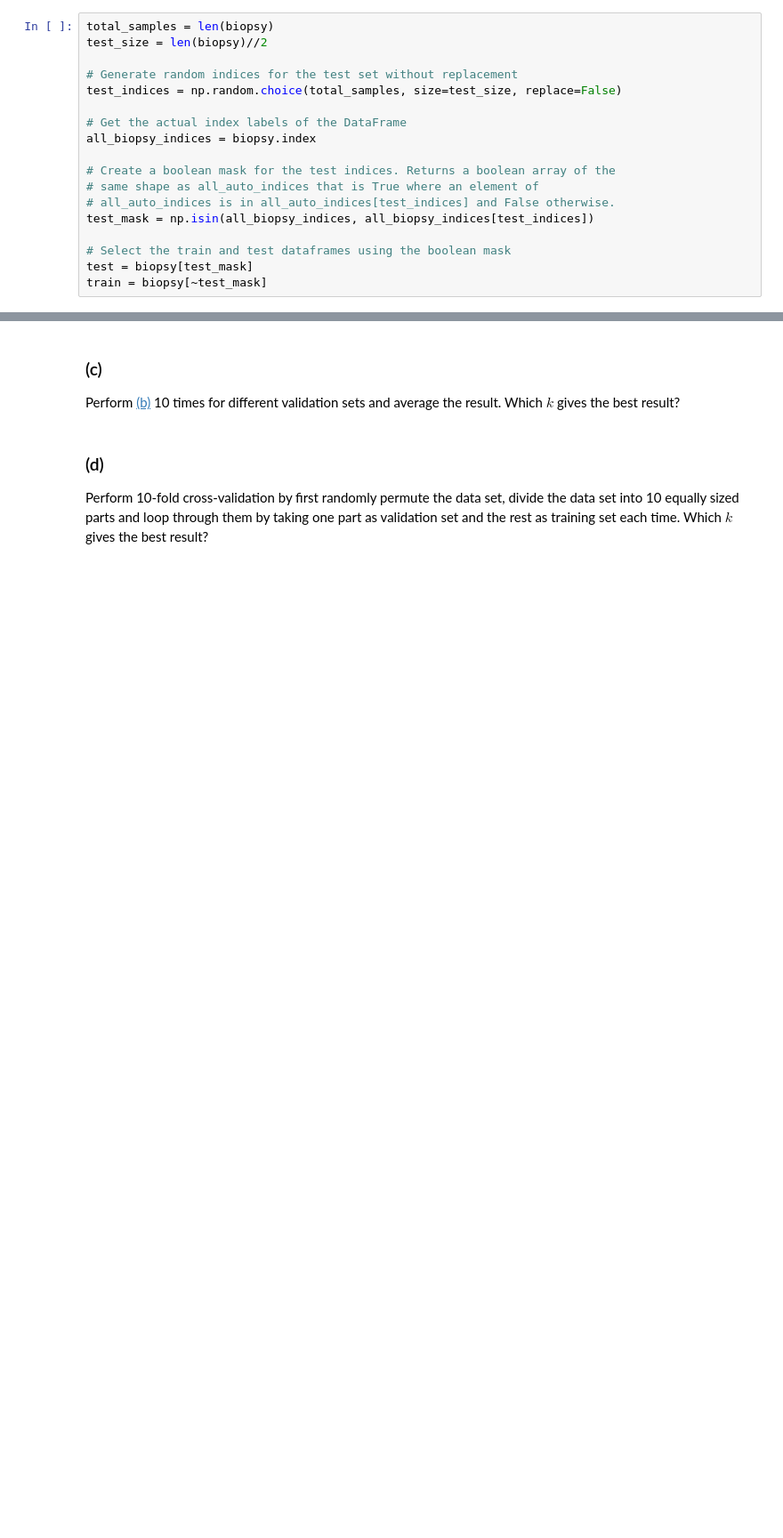
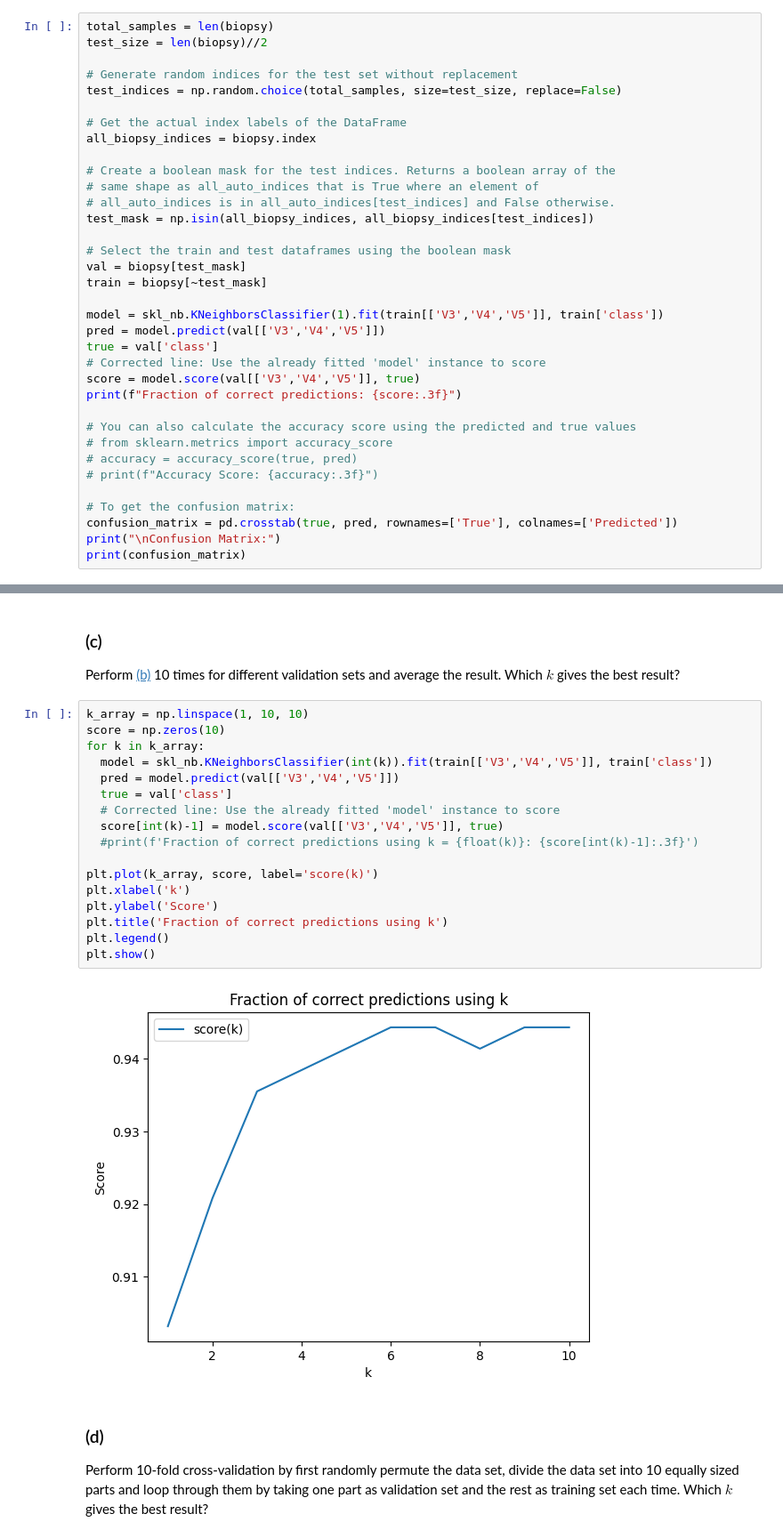
Before and after one commit to ivannoreland/smask, a Jupyter notebook: exercises/SML-session_6.ipynb, the cells around one changed output, grey strips where cells are left out. Shown at 89% size. Saved outputs shown, nothing was run; the diff lists cells and outputs as text; blank space fills up the shorter version.

```diff
--- a/exercises/SML-session_6.ipynb
+++ b/exercises/SML-session_6.ipynb
@@ -60,5 +73,22 @@ all_biopsy_indices = biopsy.index
 test_mask = np.isin(all_biopsy_indices, all_biopsy_indices[test_indices])
 
 # Select the train and test dataframes using the boolean mask
-test = biopsy[test_mask]
+val = biopsy[test_mask]
 train = biopsy[~test_mask]
+
+model = skl_nb.KNeighborsClassifier(1).fit(train[['V3','V4','V5']], train['class'])
+pred = model.predict(val[['V3','V4','V5']])
+true = val['class']
+# Corrected line: Use the already fitted 'model' instance to score
+score = model.score(val[['V3','V4','V5']], true)
+print(f"Fraction of correct predictions: {score:.3f}")
+
+# You can also calculate the accuracy score using the predicted and true values
+# from sklearn.metrics import accuracy_score
+# accuracy = accuracy_score(true, pred)
+# print(f"Accuracy Score: {accuracy:.3f}")
+
+# To get the confusion matrix:
+confusion_matrix = pd.crosstab(true, pred, rownames=['True'], colnames=['Predicted'])
+print("\nConfusion Matrix:")
+print(confusion_matrix)
@@ -65,6 +103,25 @@ train = biopsy[~test_mask]
 # %% [markdown]
 ### (c)
 Perform [(b)](#6.1-b) 10 times for different validation sets and average the result. Which $k$ gives the best result?
+# %%
+k_array = np.linspace(1, 10, 10)
+score = np.zeros(10)
+for k in k_array:
+  model = skl_nb.KNeighborsClassifier(int(k)).fit(train[['V3','V4','V5']], train['class'])
+  pred = model.predict(val[['V3','V4','V5']])
+  true = val['class']
+  # Corrected line: Use the already fitted 'model' instance to score
+  score[int(k)-1] = model.score(val[['V3','V4','V5']], true)
+  #print(f'Fraction of correct predictions using k = {float(k)}: {score[int(k)-1]:.3f}')
+
+plt.plot(k_array, score, label='score(k)')
+plt.xlabel('k')
+plt.ylabel('Score')
+plt.title('Fraction of correct predictions using k')
+plt.legend()
+plt.show()
+# %% [output]
+[figure, added]
 # %% [markdown]
 ### (d)
 Perform 10-fold cross-validation by first randomly permute the data set, divide the data set into 10 equally sized parts and loop through them by taking one part as validation set and the rest as training set each time. Which $k$ gives the best result?
```
Also changed, not shown: parts of 3 cells of this notebook.
